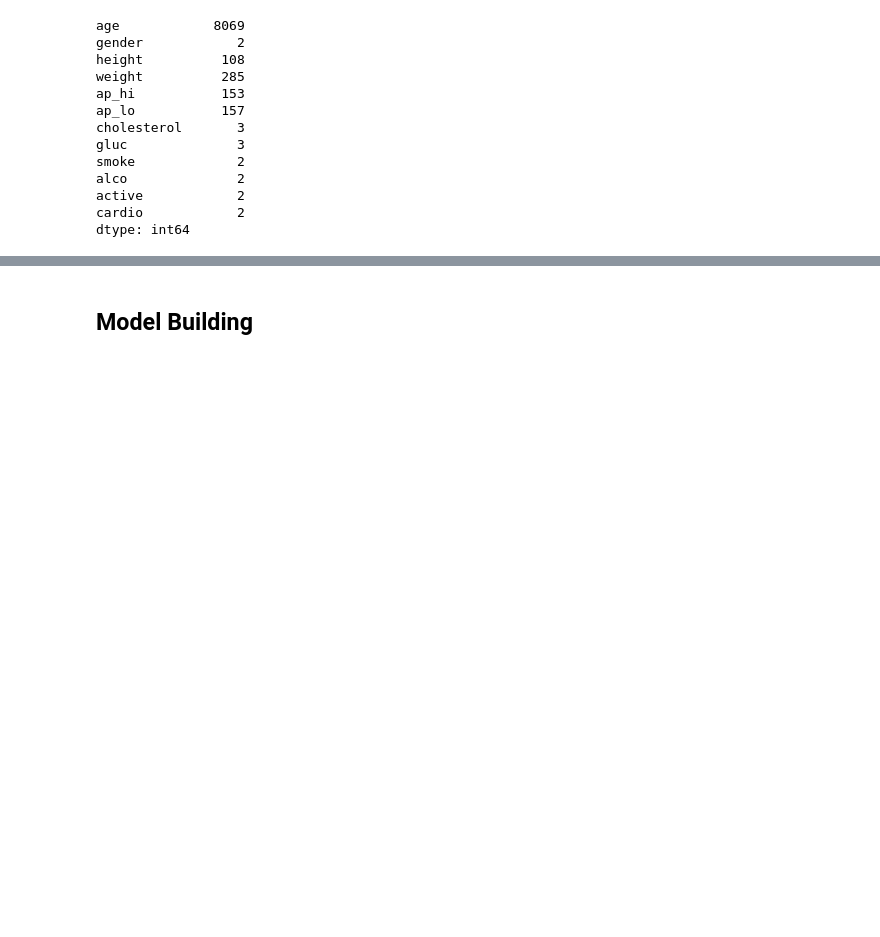
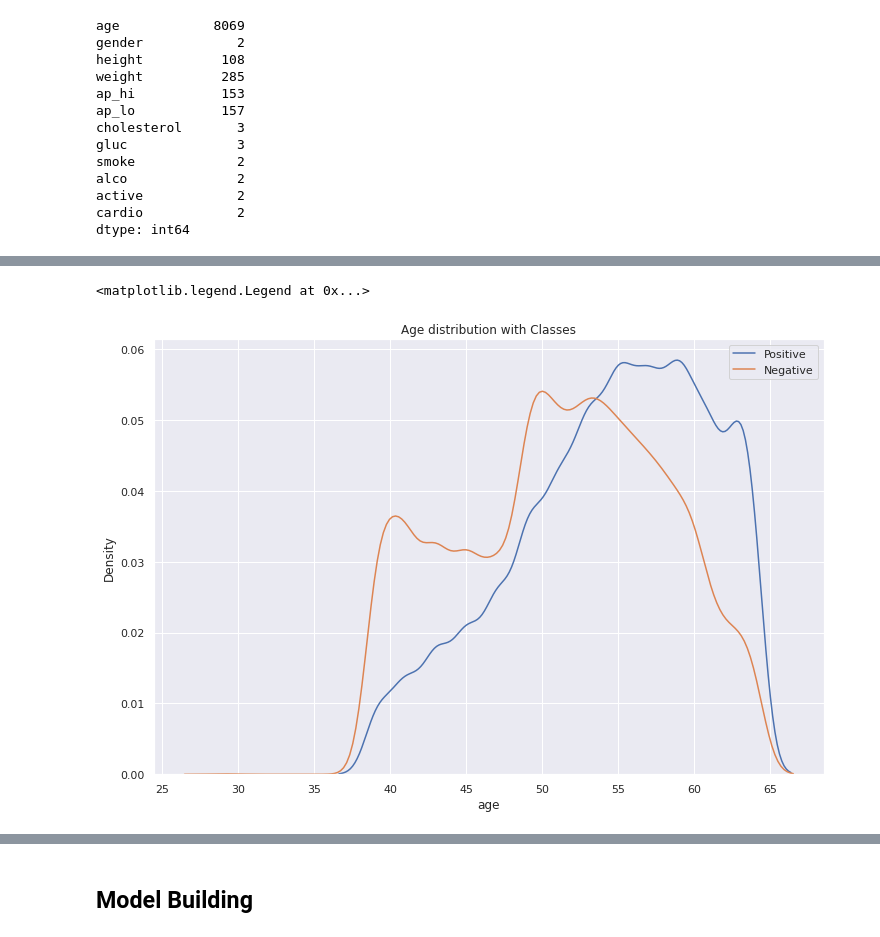
Before and after one commit to HumanClone/Logistic-Regression, a Jupyter notebook: Logistic Regression P2.ipynb, the cells around one changed output, grey strips where cells are left out. Drawn from its saved outputs; the diff is of its cells as text; code cells hidden in the pictures; blank space fills up the shorter version.

```diff
--- a/Logistic Regression P2.ipynb
+++ b/Logistic Regression P2.ipynb
@@ -173,0 +231,8 @@ Name: cardio, dtype: float64
+# %%
+sns.kdeplot( catdf['age'].where(catdf.cardio=='Positive'),label='Positive')
+sns.kdeplot( catdf['age'].where(catdf.cardio=='Negative'),label='Negative')
+plt.title('Age distribution with Classes')
+plt.legend()
+# %% [output]
+<matplotlib.legend.Legend at 0x...>
+[figure, added]
```
Also changed, not shown: parts of 85 cells of this notebook.
